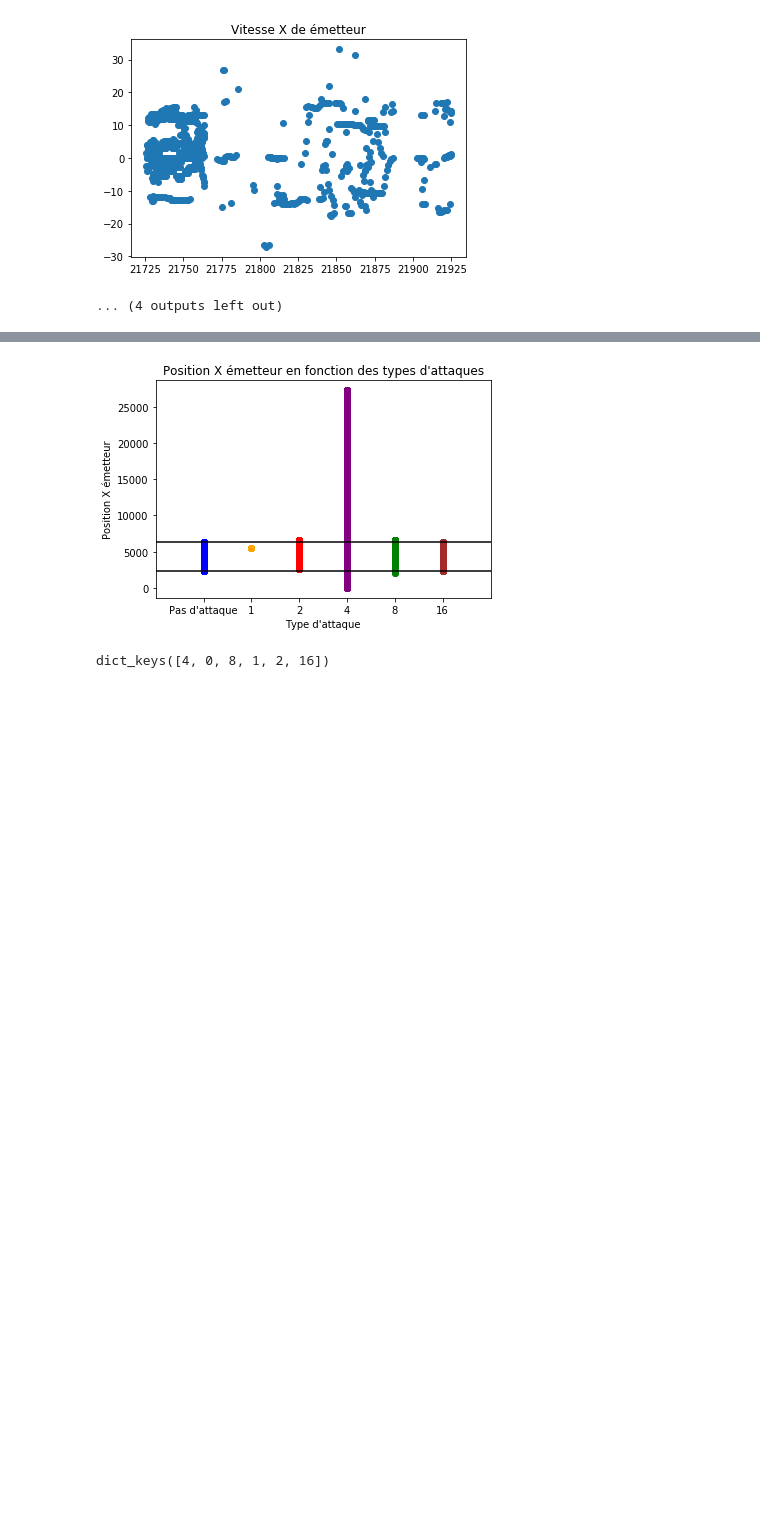
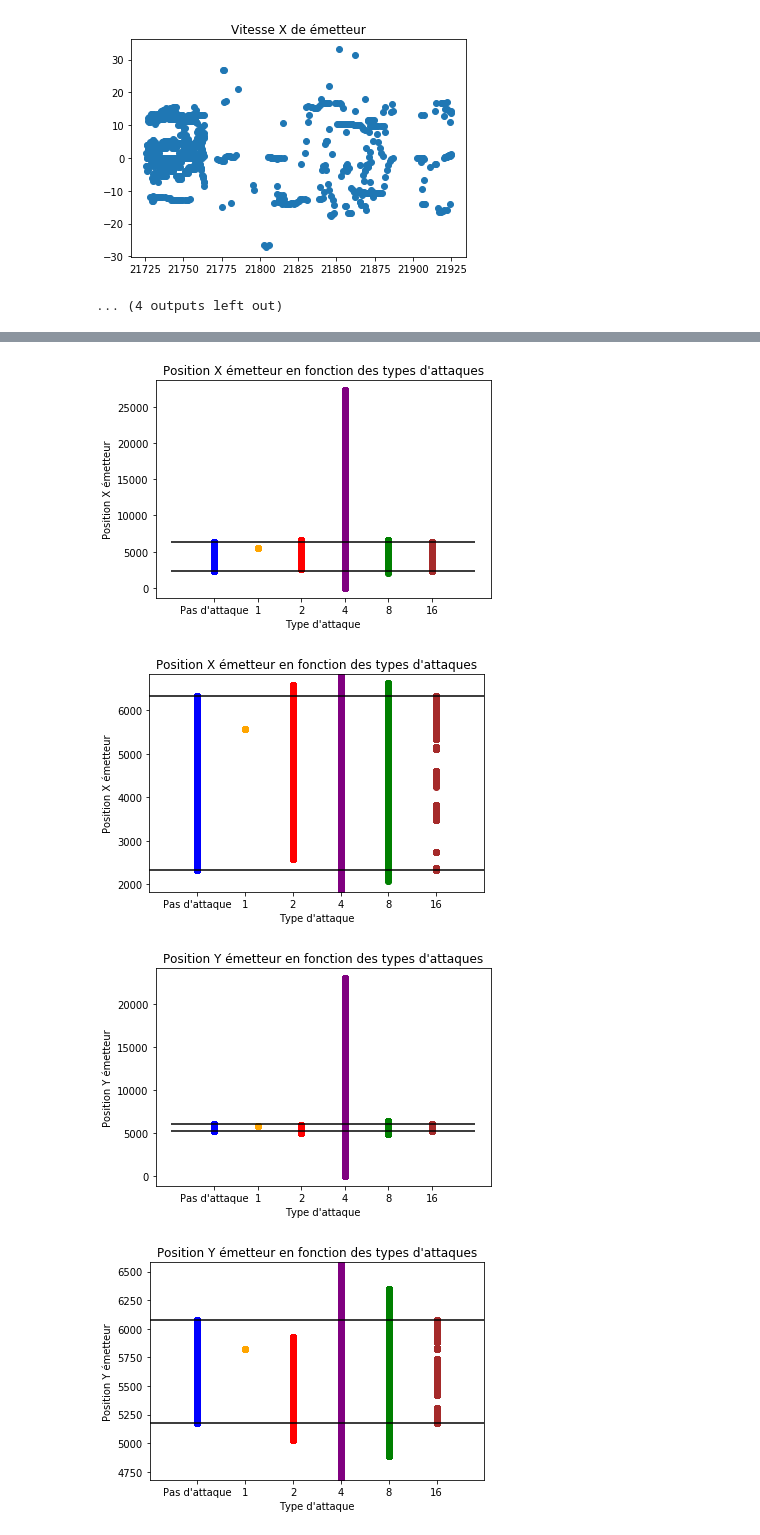
Before and after one commit to rguilloteau/SR2I208, a Jupyter notebook: Projet.ipynb, the cells around one changed output, grey strips where cells are left out. Cells and saved outputs as stored; diff of their text form; code cells hidden in the pictures; blank space fills up the shorter version.

```diff
--- a/Projet.ipynb
+++ b/Projet.ipynb
@@ -146,35 +156,41 @@ def indice(k):
     else:
         return int(np.log2(k)+1)
 
 def color(k):
     if k==0:
         return "blue"
     if k==1:
         return "orange"
     if k==2:
         return "red"
     if k==4:
         return "purple"
     if k==8:
         return "green"
     if k==16:
         return "brown"
 
-def plot_label(label_y):
+def plot_label(label_y, limit=False):
     plt.title(label_y+" en fonction des types d'attaques")
     plt.xlabel("Type d'attaque")
     plt.ylabel(label_y)
-    plt.xlim(-1,6)
+    if limit:
+        plt.xlim(-1,6)
+        plt.ylim(min(list_by_label[0][label_y])-500,max(list_by_label[0][label_y])+500)
     plt.xticks(np.arange(6), ("Pas d'attaque", '1', '2', '4', '8', '16'))
 
     for k in list_by_label.keys():
         plt.scatter([indice(k)]*len(list_by_label[k]),list_by_label[k][label_y], color=color(k))
 
     plt.hlines((min(list_by_label[0][label_y]),max(list_by_label[0][label_y])),-1,6)
     plt.show()
 
 plot_label('Position X émetteur')
-list_by_label.keys()
+plot_label('Position X émetteur',limit=True)
+plot_label('Position Y émetteur')
+plot_label('Position Y émetteur',limit=True)
 # %% [output]
-[figure, old version]
+[figure, new version]
-dict_keys([4, 0, 8, 1, 2, 16])
+[figure, added]
+[figure, added]
+[figure, added]
```
Also changed, not shown: parts of 1 cell of this notebook.
